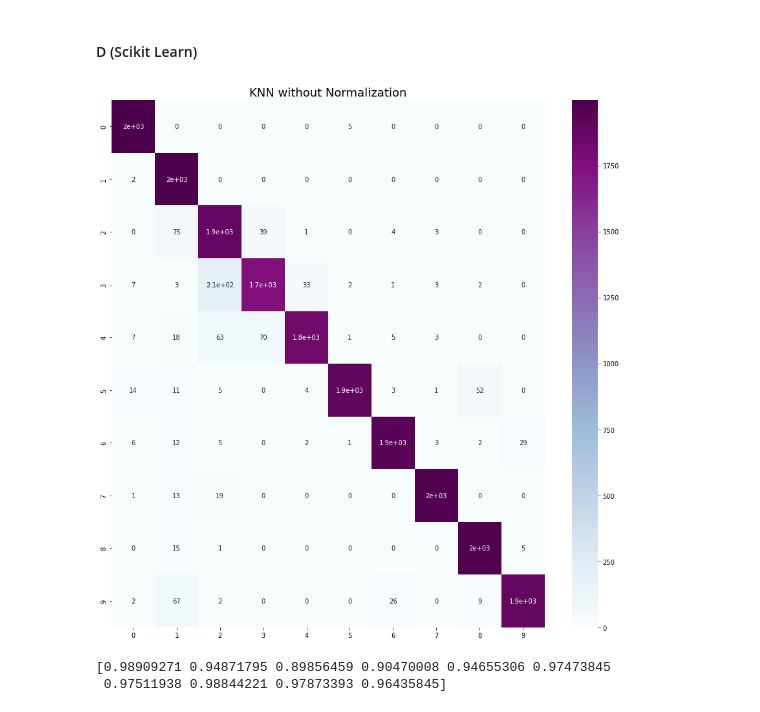
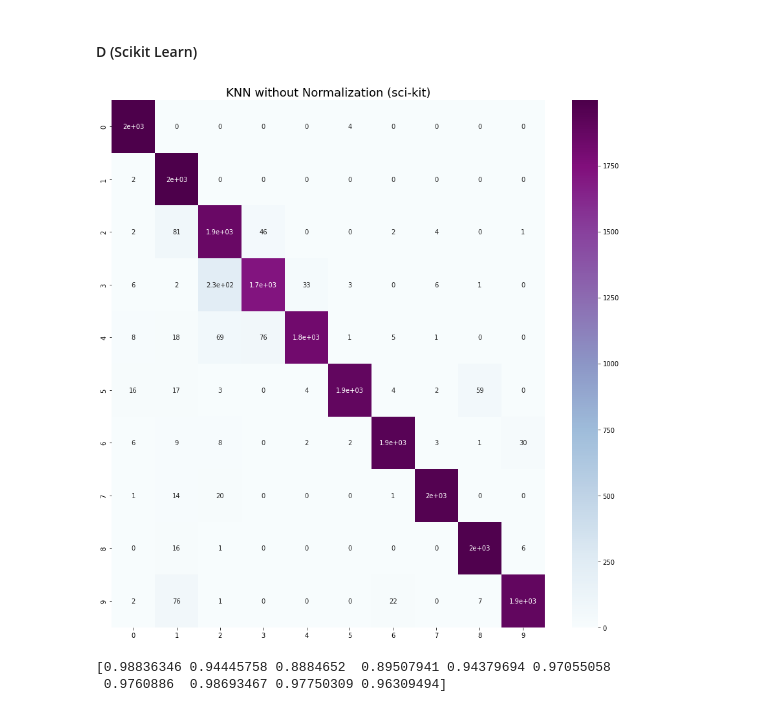
Before and after one commit to Kassra-sinaei/ML_HW_4, a Jupyter notebook: simulations/q7.ipynb, the cells around one changed output. Saved outputs shown, nothing was run; the diff lists cells and outputs as text; code cells hidden in the pictures.

```diff
--- a/simulations/q7.ipynb
+++ b/simulations/q7.ipynb
@@ -24,4 +24,4 @@ X_test, Y_test = read_hoda_dataset(dataset_path='Test 20000.cdb',
                               images_height=32,
                               images_width=32,
                               one_hot=True,
-                              reshape=False)
+                              reshape=True)
@@ -81,21 +118,18 @@ classifier = KNN(5, X_train, Y_train)
 # %% [markdown]
 #### D (Scikit Learn)
-# %%
-X_test = X_test.flatten().reshape(20000, 1024)
-Y_test = np.argmax(Y_test, axis=1)
 # %%
 from sklearn.neighbors import KNeighborsClassifier
 
-model = KNeighborsClassifier(n_neighbors=3)
+model = KNeighborsClassifier(n_neighbors=5)
 model.fit(X_train, Y_train)
 y_predict = model.predict(X_test)
 # %%
 plt.figure(figsize = (15,15))
 sns.heatmap(confusion_matrix(Y_test, y_predict), annot=True, cmap="BuPu")
-plt.title("KNN without Normalization", fontsize = 18)
+plt.title("KNN without Normalization (sci-kit)", fontsize = 18)
 plt.show()
 print(f1_score(Y_test, y_predict, average=None))
 # %% [output]
-[figure, old version]
+[figure, new version]
-[0.98909271 0.94871795 0.89856459 0.90470008 0.94655306 0.97473845
- 0.97511938 0.98844221 0.97873393 0.96435845]
+[0.98836346 0.94445758 0.8884652  0.89507941 0.94379694 0.97055058
+ 0.9760886  0.98693467 0.97750309 0.96309494]
```
Also changed, not shown: parts of 11 cells of this notebook.
